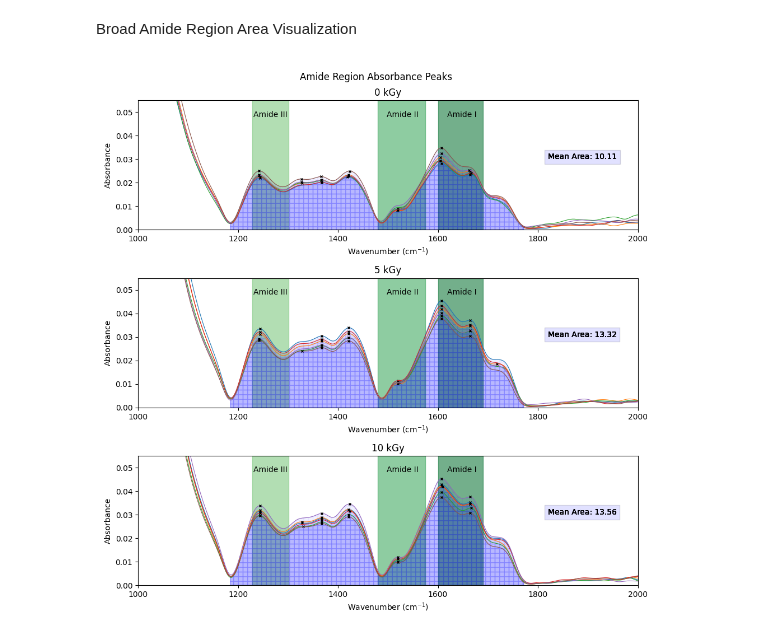
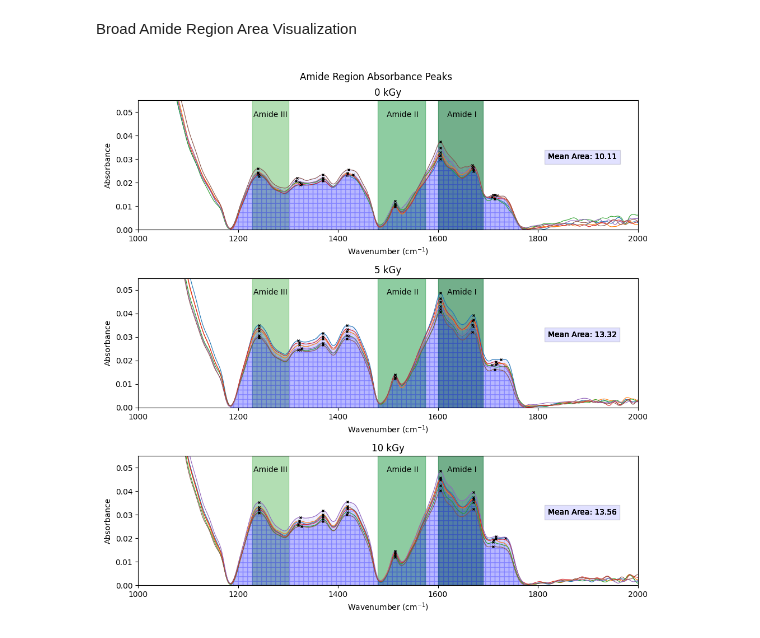
Before and after one commit to akaeii/c-semp_pollen_e-beam, a Jupyter notebook: irradiated_analysis/absorbance_analysis.ipynb, the cells around one changed output. Drawn from its saved outputs; the diff is of its cells as text; code cells hidden in the pictures.

Commit message:
Adjusted Gaussian filter sigma to 2

```diff
--- a/irradiated_analysis/absorbance_analysis.ipynb
+++ b/irradiated_analysis/absorbance_analysis.ipynb
@@ -122,29 +122,29 @@ amide_area_means = amide_area_df.mean()
 # %%
 fig, axes = plt.subplots(3,1, figsize=(10,10))
 fig.suptitle('Amide Region Absorbance Peaks')
 
 for axis, group, mean, group_name in zip(axes, [kgy0, kgy5, kgy10], amide_area_means, ['0 kGy', '5 kGy', '10 kGy']):
     annotator_zoom(axis)
 
     for samp in group.columns[0:6]:
         spec = group[samp]
 
-        sigma=5
+        sigma=2
         spec = gaussian_filter1d(spec, sigma)
 
         peaks, params = find_peaks(spec, distance=18)
 
         axis.plot(wave_no, spec, linewidth=0.8)
         axis.text(1820, 0.03, f'Mean Area: {mean:.2f}', fontsize=10, bbox=dict(facecolor='blue', alpha=0.02))
         axis.fill_between(wave_no['wave_no'].iloc[1080:1366], spec[1080:1366], 0, color='blue', alpha=0.05, hatch='++') # Analysis region
         axis.set(title=f"{group_name}",
                  xlabel='Wavenumber (cm$^{-1}$)',
                  ylabel='Absorbance')
 
         for peak in peaks:
             if 1180 <= wave_no.iloc[peak,:].item() <= 1780:
                 axis.plot(wave_no.iloc[peak,:], spec[peak], 'x', markersize=3.5, markeredgewidth=1, color='black')
 
 fig.tight_layout()
 # %% [output]
-[figure, old version]
+[figure, new version]
```
